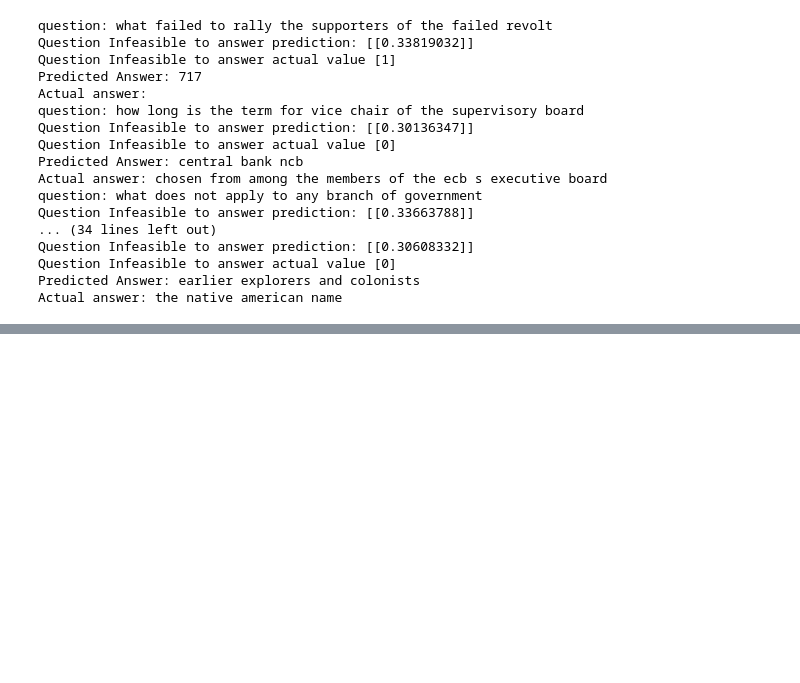
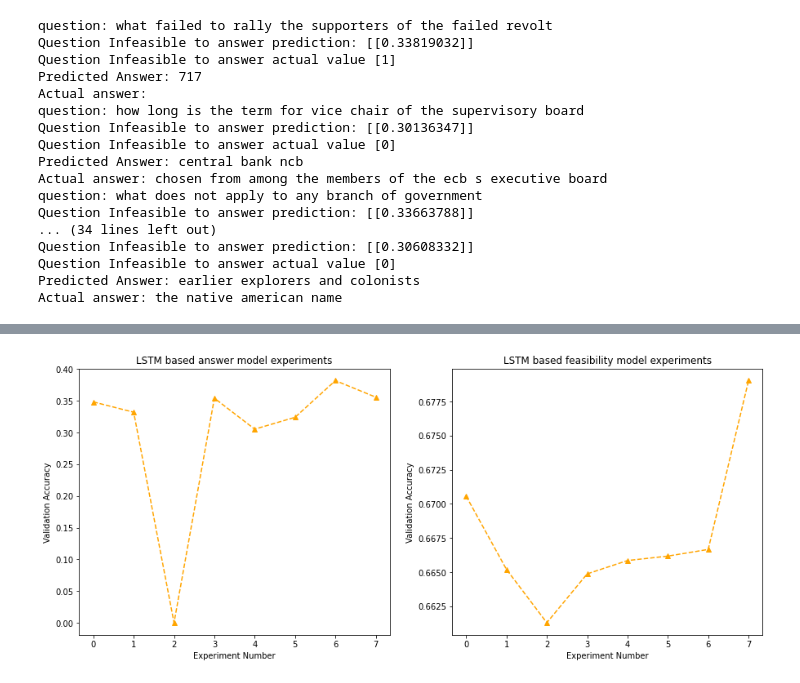
Before and after one commit to anupjha10/w266_nlp_project, a Jupyter notebook: w266_project/Span_model_LSTM.ipynb, the cells around one changed output, grey strips where cells are left out. Saved outputs shown, nothing was run; the diff lists cells and outputs as text; code cells hidden in the pictures; blank space fills up the shorter version.

```diff
--- a/w266_project/Span_model_LSTM.ipynb
+++ b/w266_project/Span_model_LSTM.ipynb
@@ -1719,0 +1727,45 @@ for i in range (8):
+# %%
+def plot_experiment_results():
+    answer_accuracy_list = []
+    feasibility_accuracy_list = []
+
+    for i in range(8):
+
+        ExperimentNo = "Experiment"+str(i)
+        if ( os.path.exists(ExperimentNo+'span_model_LSTM_'+'history_feasibility_model')
+            and os.path.exists(ExperimentNo+'span_model_LSTM_'+'history_answer_model') ) :
+
+            with open(ExperimentNo+'span_model_LSTM_'+'history_feasibility_model', 'rb') as file_history:
+                feasibility_history = pickle.load( file_history )
+
+            with open(ExperimentNo+'span_model_LSTM_'+'history_answer_model', 'rb') as file_history:
+                answer_history = pickle.load( file_history )
+
+        answer_accuracy_list.append(max(answer_history['val_categorical_accuracy']))
+        feasibility_accuracy_list.append(max(feasibility_history['val_binary_accuracy']))
+
+    #plt.plot(answer_accuracy_list,marker='^')
+    #plt.plot(feasibility_accuracy_list,marker='*')
+    #plt.ylabel("Validation Accuracy")
+    #plt.xlabel("Experiment Number")
+    #plt.title("LSTM based models experiments result")
+
+    fig, axs = plt.subplots(1, 2,figsize=(15,6))
+
+    #plot Answer Module results
+    axs[0].plot(answer_accuracy_list,marker='^',linestyle='dashed',color='orange')
+    axs[0].set_title("LSTM based answer model experiments")
+    axs[0].set_ylabel('Validation Accuracy')
+    axs[0].set_xlabel('Experiment Number')
+
+    #plot feasibility Module results
+
+    axs[1].plot(feasibility_accuracy_list,marker='^',linestyle='dashed',color='orange')
+    axs[1].set_title("LSTM based feasibility model experiments")
+    axs[1].set_ylabel('Validation Accuracy')
+    axs[1].set_xlabel('Experiment Number')
+    #plt.show()
+# %%
+plot_experiment_results()
+# %% [output]
+[figure, added]
```
Also changed, not shown: parts of 2 cells of this notebook.
